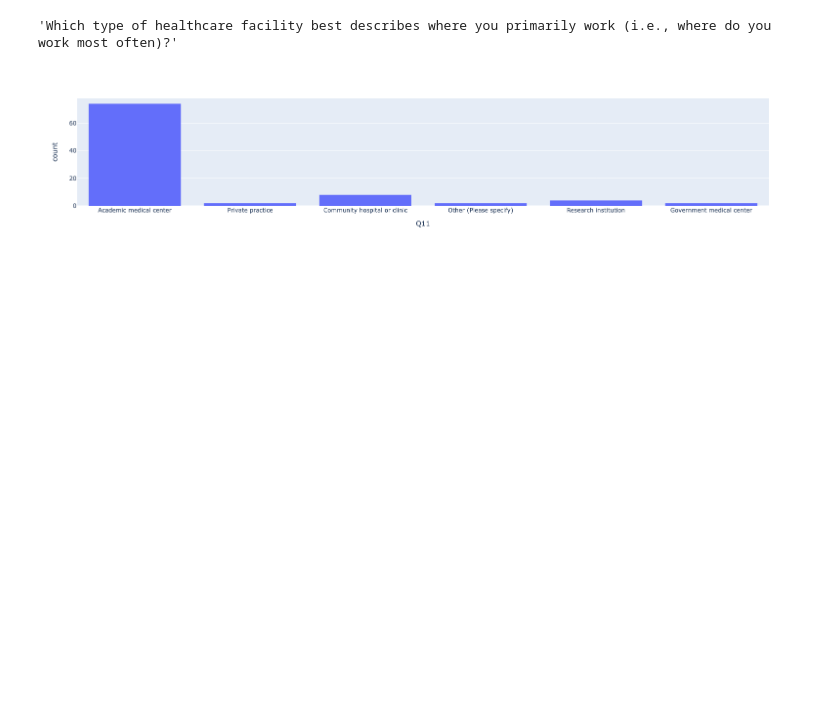
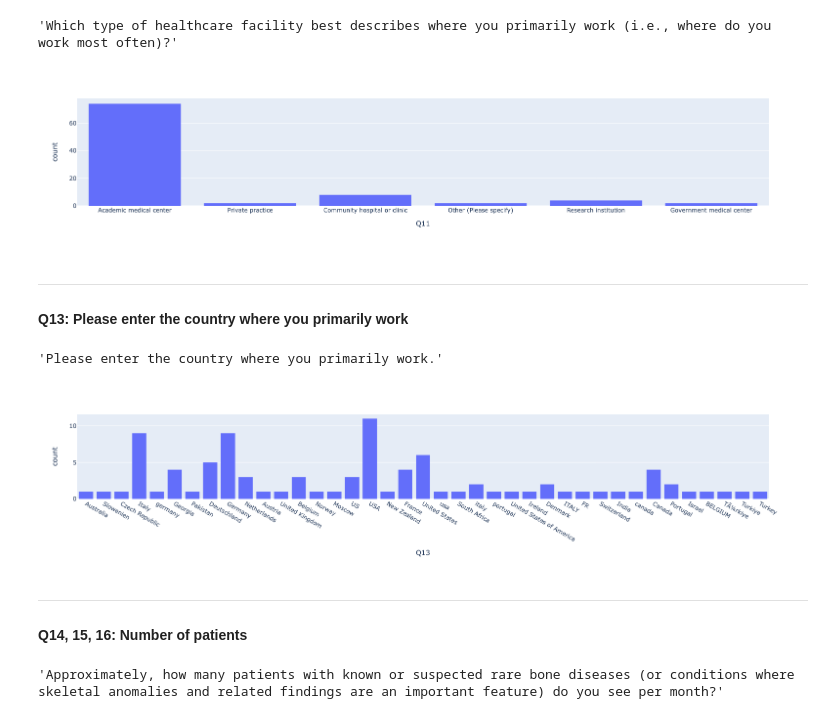
Before and after one commit to behjava/Bone2Gene_Survey, a Jupyter notebook: B2G_Survey_Analysis.ipynb, the cells around one changed output. Saved outputs shown, nothing was run; the diff lists cells and outputs as text; code cells hidden in the pictures; blank space fills up the shorter version.

```diff
--- a/B2G_Survey_Analysis.ipynb
+++ b/B2G_Survey_Analysis.ipynb
@@ -178,3 +178,22 @@ fig = px.histogram(data, x='Q11')
 fig.show()
 # %% [output]
 [figure]
+# %% [markdown]
+***
+#### Q13: Please enter the country where you primarily work
+# %%
+header_question_dict['Q13']
+# %% [output]
+'Please enter the country where you primarily work.'
+# %%
+fig = px.histogram(data, x='Q13')
+fig.show()
+# %% [output]
+[figure, added]
+# %% [markdown]
+***
+#### Q14, 15, 16: Number of patients
+# %%
+header_question_dict['Q14']
+# %% [output]
+'Approximately, how many patients with known or suspected rare bone diseases (or conditions where skeletal anomalies and related findings are an important feature) do you see per month?'
```
Also changed, not shown: parts of 23 cells of this notebook.
